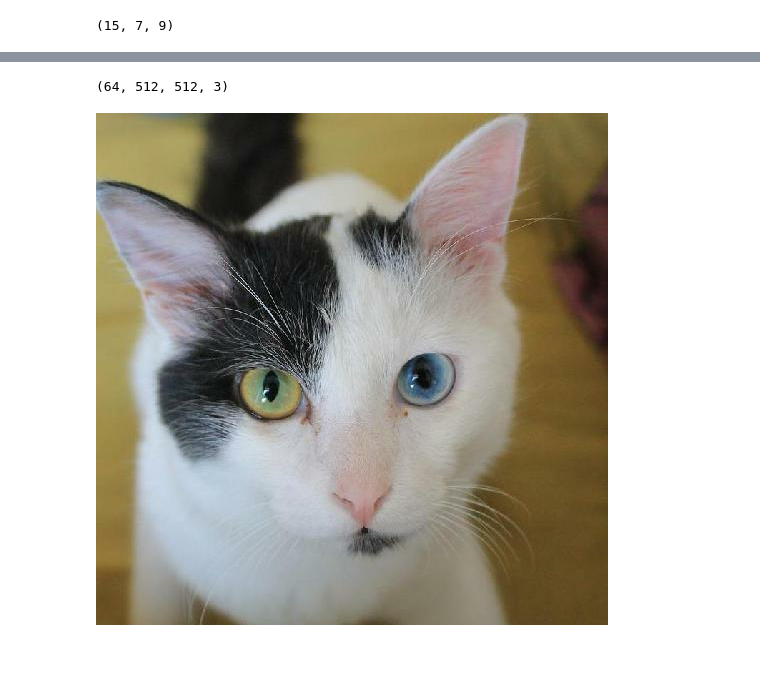
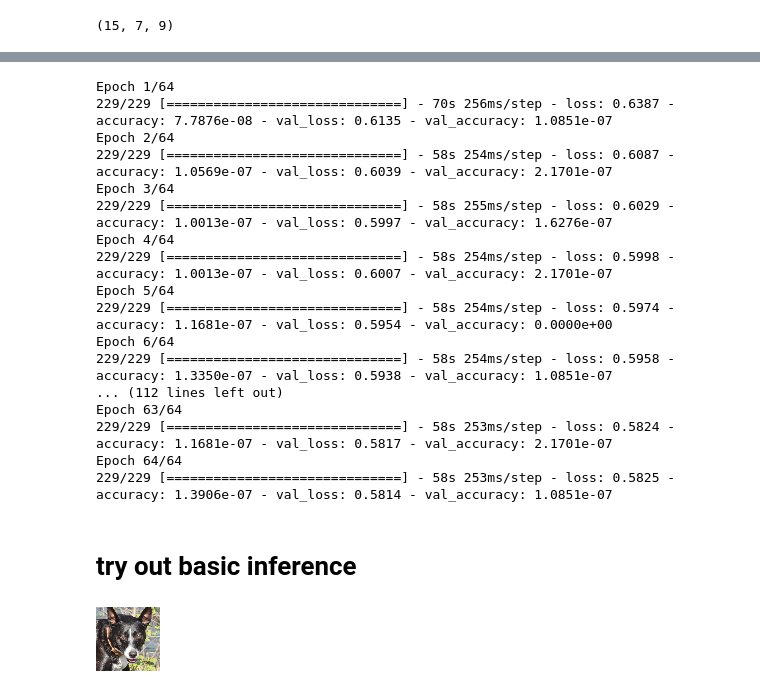
Before and after one commit to luca-arts/luca-arts.github.io, a Jupyter notebook: knowledge/AI/notebooks/Animal_faces_latent_interpolation.ipynb, the cells around one changed output, grey strips where cells are left out. Saved outputs shown, nothing was run; the diff lists cells and outputs as text; code cells hidden in the pictures; blank space fills up the shorter version.

Commit message:
bad accuracy, no interpolation yet

```diff
--- a/knowledge/AI/notebooks/Animal_faces_latent_interpolation.ipynb
+++ b/knowledge/AI/notebooks/Animal_faces_latent_interpolation.ipynb
@@ -219,7 +249,9 @@ Trainable params: 4,499
 Non-trainable params: 0
 _________________________________________________________________
-# %%
-autoencoder.compile(optimizer='adam', loss='binary_crossentropy')
+# %%
+#compile the model
+callback = keras.callbacks.EarlyStopping(monitor='loss', patience=6)
+autoencoder.compile(optimizer='adam', loss='binary_crossentropy', metrics=[keras.metrics.Accuracy()])
 # %%
 len(autoencoder.layers),len(encoder.layers),len(decoder.layers)
 # %% [output]
@@ -226,0 +277,20 @@ len(autoencoder.layers),len(encoder.layers),len(decoder.layers)
+# %%
+hist = autoencoder.fit(train_gen, validation_data=val_gen, epochs=EPOCHS, batch_size=BATCH_SIZE, callbacks=[callback])
+# %% [output]
+Epoch 1/64
+229/229 [==============================] - 70s 256ms/step - loss: 0.6387 - accuracy: 7.7876e-08 - val_loss: 0.6135 - val_accuracy: 1.0851e-07
+Epoch 2/64
+229/229 [==============================] - 58s 254ms/step - loss: 0.6087 - accuracy: 1.0569e-07 - val_loss: 0.6039 - val_accuracy: 2.1701e-07
+Epoch 3/64
+229/229 [==============================] - 58s 255ms/step - loss: 0.6029 - accuracy: 1.0013e-07 - val_loss: 0.5997 - val_accuracy: 1.6276e-07
+Epoch 4/64
+229/229 [==============================] - 58s 254ms/step - loss: 0.5998 - accuracy: 1.0013e-07 - val_loss: 0.6007 - val_accuracy: 2.1701e-07
+Epoch 5/64
+229/229 [==============================] - 58s 254ms/step - loss: 0.5974 - accuracy: 1.1681e-07 - val_loss: 0.5954 - val_accuracy: 0.0000e+00
+Epoch 6/64
+229/229 [==============================] - 58s 254ms/step - loss: 0.5958 - accuracy: 1.3350e-07 - val_loss: 0.5938 - val_accuracy: 1.0851e-07
+... (112 lines left out)
+Epoch 63/64
+229/229 [==============================] - 58s 253ms/step - loss: 0.5824 - accuracy: 1.1681e-07 - val_loss: 0.5817 - val_accuracy: 2.1701e-07
+Epoch 64/64
+229/229 [==============================] - 58s 253ms/step - loss: 0.5825 - accuracy: 1.3906e-07 - val_loss: 0.5814 - val_accuracy: 1.0851e-07
@@ -227,9 +299,15 @@ len(autoencoder.layers),len(encoder.layers),len(decoder.layers)
+# %% [markdown]
+# try out basic inference
+# %%
+predict_res = autoencoder.predict(val_gen)
 # %%
-for image in normalized_ds:
-  print(image.shape)
-  img = keras.preprocessing.image.array_to_img(image[0])
+for image in predict_res:
+  pred_img = keras.preprocessing.image.array_to_img(image)
   break
-img
+# 2. pick an image from val_gen
+for image, label in val_gen:
+  inf_img = keras.preprocessing.image.array_to_img(image[0])
+  break
+inf_img
 # %% [output]
-(64, 512, 512, 3)
-[figure, old version]
+[figure, new version]
```
Also changed, not shown: parts of 18 cells of this notebook.
